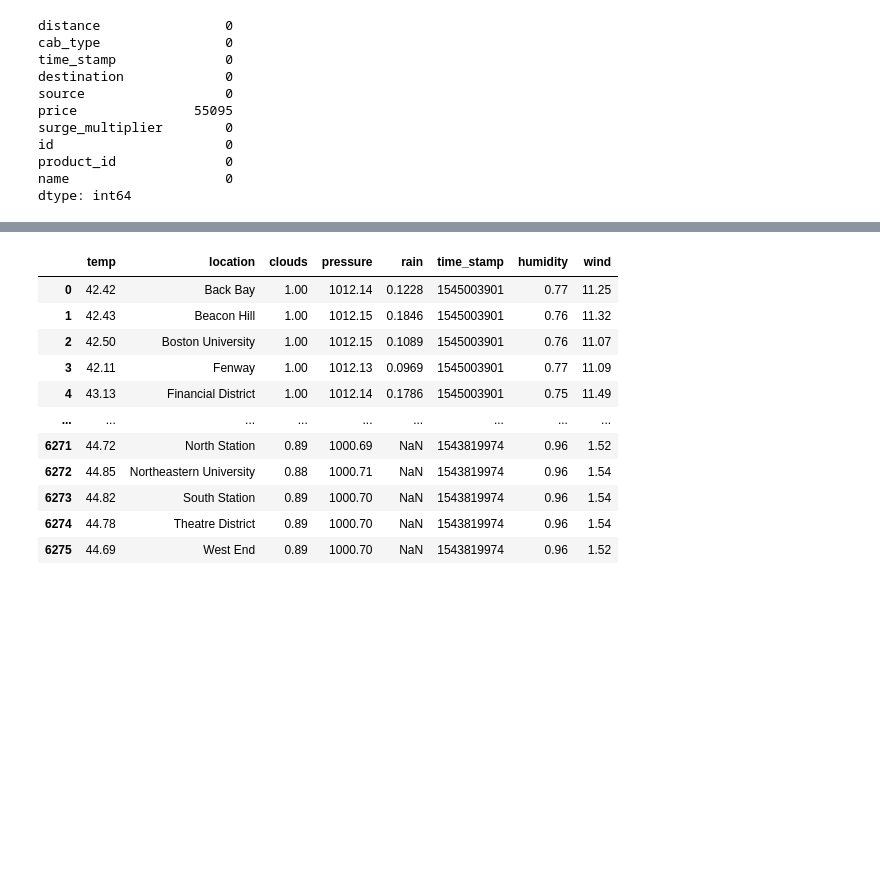
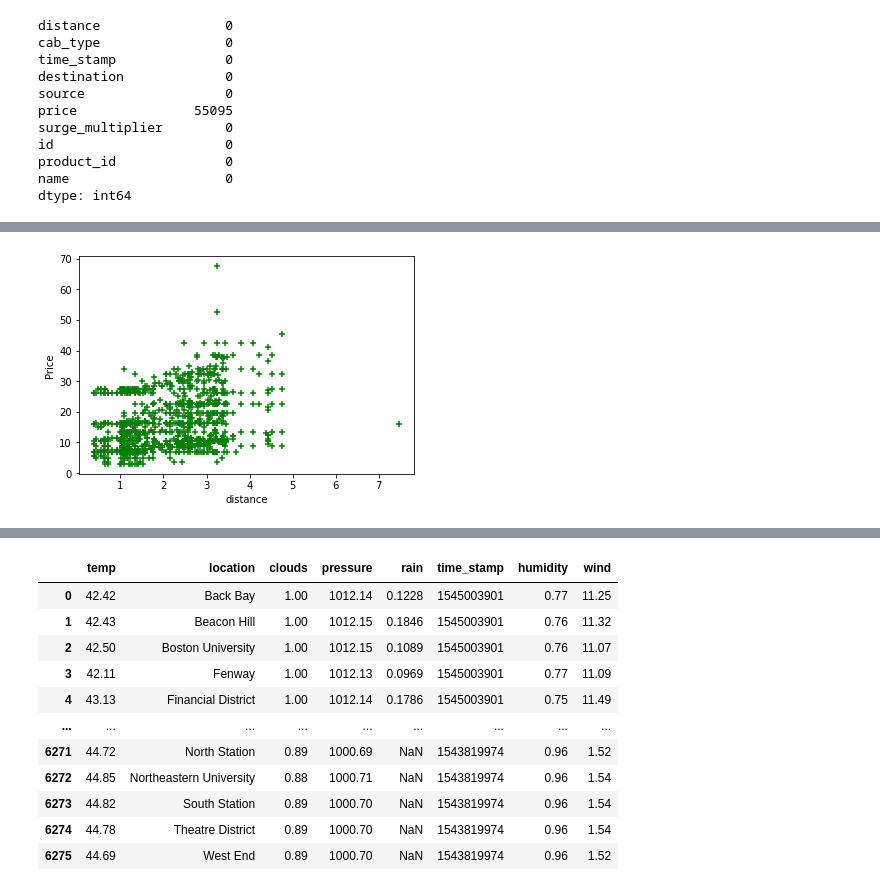
Before and after one commit to goshipra/Uber_Lyft_Analysis, a Jupyter notebook: price_prediction.ipynb, the cells around one changed output, grey strips where cells are left out. Saved outputs shown, nothing was run; the diff lists cells and outputs as text; code cells hidden in the pictures; blank space fills up the shorter version.

```diff
--- a/price_prediction.ipynb
+++ b/price_prediction.ipynb
@@ -120,0 +146,5 @@ rides_df = rides_df.dropna(axis=0).reset_index(drop=True)
+# %%
+Y = rides_df['price'].head(1000)
+X = rides_df['distance'].head(1000)
+print(X.head())
+print(Y.head())
@@ -120,0 +164,7 @@ rides_df = rides_df.dropna(axis=0).reset_index(drop=True)
+# %%
+plt.xlabel('distance')
+plt.ylabel('Price')
+plt.scatter(X,Y,color='green',marker='+')
+plt.show()
+# %% [output]
+[figure, added]
```
Also changed, not shown: parts of 15 cells of this notebook, 5 other files.
